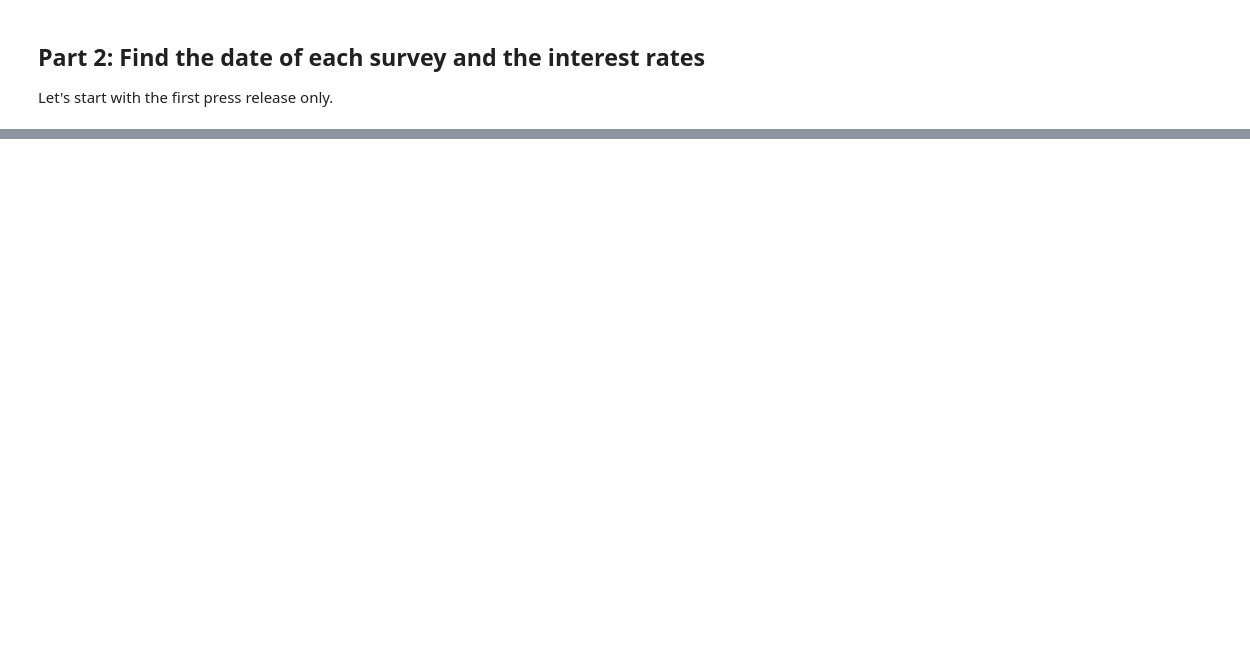
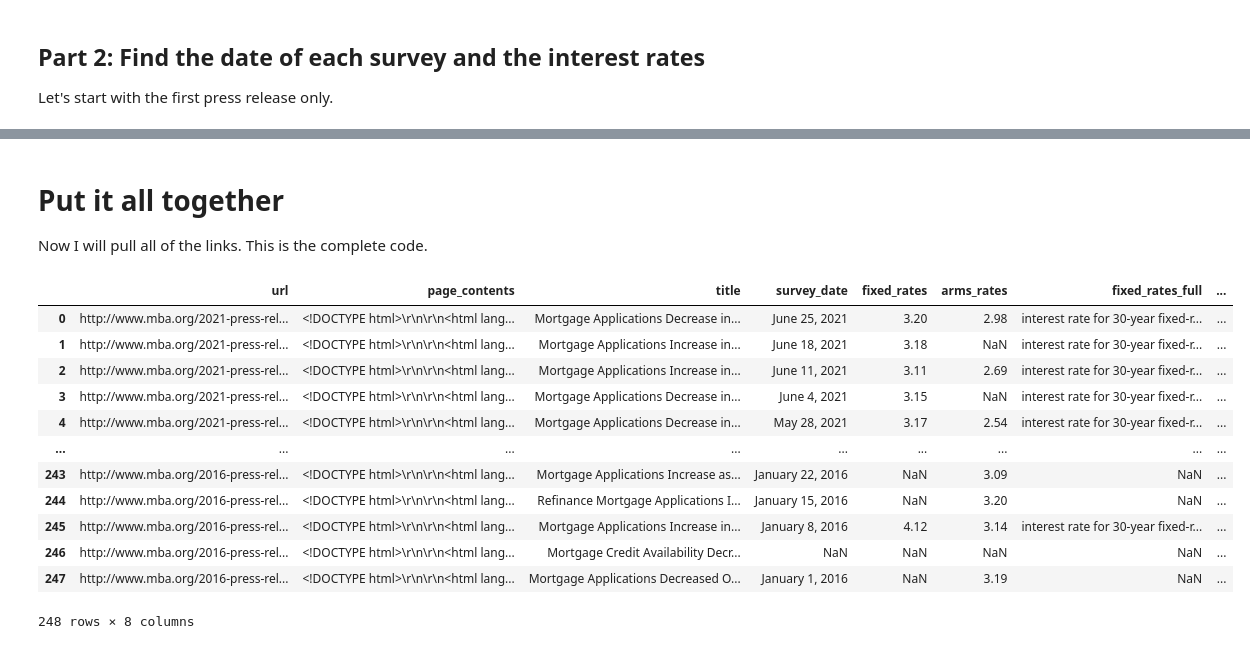
Before and after one commit to saveyak/real_estate_data, a Jupyter notebook: Mortgage Data Script.ipynb, the cells around one changed output, grey strips where cells are left out. Drawn from its saved outputs; the diff is of its cells as text; code cells hidden in the pictures; blank space fills up the shorter version.

```diff
--- a/Mortgage Data Script.ipynb
+++ b/Mortgage Data Script.ipynb
@@ -105,0 +33,4 @@ len(links) #There are 247 press releases going back to January 2016
+# %%
+links = soup.select(".search-results-list a")
+
+links = [link['href'] for link in links]
@@ -343,20 +135,0 @@ df
-# %%
-survey_dates = []
-
-for link in links:
-    url = link
-    headers = {'name': "Sharon Lurye", 'email': "sharonrlurye@gmail.com"}
-    response = get(url, headers=headers)
-    soup = BeautifulSoup(response.text, "html.parser")
-    string = soup.find_all('p')[1].text
-    pattern = '\s(?:January|February|March|April|May|June|July|August|September|October|November|December)\s[0-9]{1,2},\s20\d\d'
-    result = re.findall(pattern, string)
-    if len(result) > 0:
-    #   print(string)
-        print(result[0].strip())
-        survey_dates.append(result[0].strip())
-    else:
-        print("NA")
-        survey_dates.append("NA")
-    df = pd.DataFrame(list(zip(links, survey_dates)),
-                  columns = ['link', 'week_ending_date'])
@@ -396,0 +228,4 @@ df
+# %% [markdown]
+# Put it all together
+
+Now I will pull all of the links. This is the complete code.
@@ -396,0 +236,35 @@ df
+# %%
+pd.set_option("display.max_colwidth", 250)
+# %%
+df = pd.DataFrame(links, columns=['url'])
+df['page_contents'] = df.url.apply(lambda url: requests.get(url).text)
+df['title'] = df.page_contents.apply(lambda contents: BeautifulSoup(contents, 'html.parser').select_one("h1.title-primary").text.strip())
+df['survey_date'] = df.page_contents.str.extract("ending (\w+ \d+, \d\d\d\d).")
+
+pattern = "interest rate for 30-year fixed-rate mortgages with conforming .*?(\d.\d\d) percent from"
+df['fixed_rates'] = df.page_contents.str.extract(pattern)
+
+pattern = "interest rate for 5/1 ARMs .*? to (\d.\d\d) percent from"
+df['arms_rates'] = df.page_contents.str.extract(pattern)
+
+pattern = "(interest rate for 30-year fixed-rate mortgages with conforming .*?\d.\d\d percent from)"
+df['fixed_rates_full'] = df.page_contents.str.extract(pattern)
+
+pattern = "(interest rate for 5/1 ARMs .*? \d.\d\d percent from)"
+df['arms_rates_full'] = df.page_contents.str.extract(pattern)
+
+df
+# %% [output]
+|  | url | page_contents | title | survey_date | fixed_rates | arms_rates | fixed_rates_full | ... |
+| 0 | http://www.mba.org/2021-press-rel... | <!DOCTYPE html>\r\n\r\n<html lang... | Mortgage Applications Decrease in... | June 25, 2021 | 3.20 | 2.98 | interest rate for 30-year fixed-r... | ... |
+| 1 | http://www.mba.org/2021-press-rel... | <!DOCTYPE html>\r\n\r\n<html lang... | Mortgage Applications Increase in... | June 18, 2021 | 3.18 | NaN | interest rate for 30-year fixed-r... | ... |
+| 2 | http://www.mba.org/2021-press-rel... | <!DOCTYPE html>\r\n\r\n<html lang... | Mortgage Applications Increase in... | June 11, 2021 | 3.11 | 2.69 | interest rate for 30-year fixed-r... | ... |
+| 3 | http://www.mba.org/2021-press-rel... | <!DOCTYPE html>\r\n\r\n<html lang... | Mortgage Applications Decrease in... | June 4, 2021 | 3.15 | NaN | interest rate for 30-year fixed-r... | ... |
+| 4 | http://www.mba.org/2021-press-rel... | <!DOCTYPE html>\r\n\r\n<html lang... | Mortgage Applications Decrease in... | May 28, 2021 | 3.17 | 2.54 | interest rate for 30-year fixed-r... | ... |
+| ... | ... | ... | ... | ... | ... | ... | ... | ... |
+| 243 | http://www.mba.org/2016-press-rel... | <!DOCTYPE html>\r\n\r\n<html lang... | Mortgage Applications Increase as... | January 22, 2016 | NaN | 3.09 | NaN | ... |
+| 244 | http://www.mba.org/2016-press-rel... | <!DOCTYPE html>\r\n\r\n<html lang... | Refinance Mortgage Applications I... | January 15, 2016 | NaN | 3.20 | NaN | ... |
+| 245 | http://www.mba.org/2016-press-rel... | <!DOCTYPE html>\r\n\r\n<html lang... | Mortgage Applications Increase in... | January 8, 2016 | 4.12 | 3.14 | interest rate for 30-year fixed-r... | ... |
+| 246 | http://www.mba.org/2016-press-rel... | <!DOCTYPE html>\r\n\r\n<html lang... | Mortgage Credit Availability Decr... | NaN | NaN | NaN | NaN | ... |
+| 247 | http://www.mba.org/2016-press-rel... | <!DOCTYPE html>\r\n\r\n<html lang... | Mortgage Applications Decreased O... | January 1, 2016 | NaN | 3.19 | NaN | ... |
+248 rows × 8 columns
```
Also changed, not shown: parts of 38 cells of this notebook.
